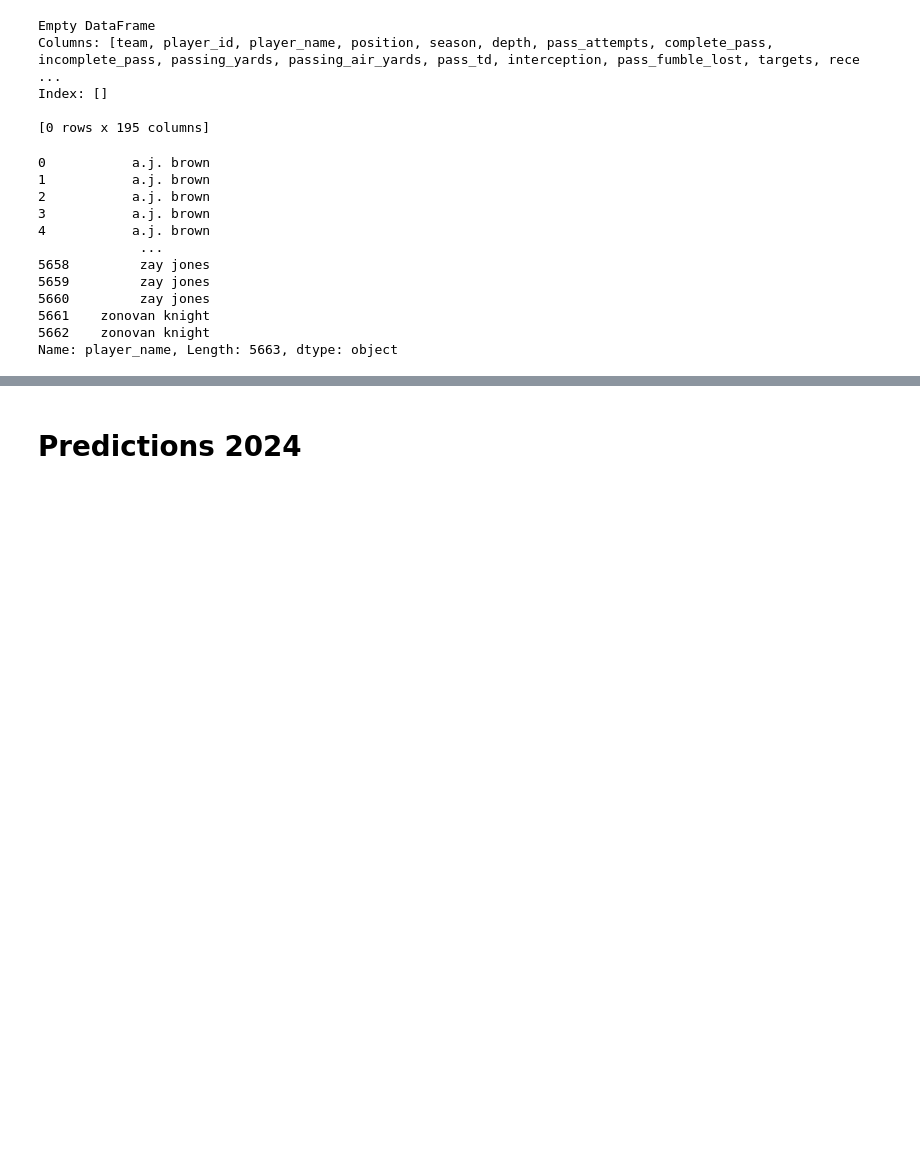
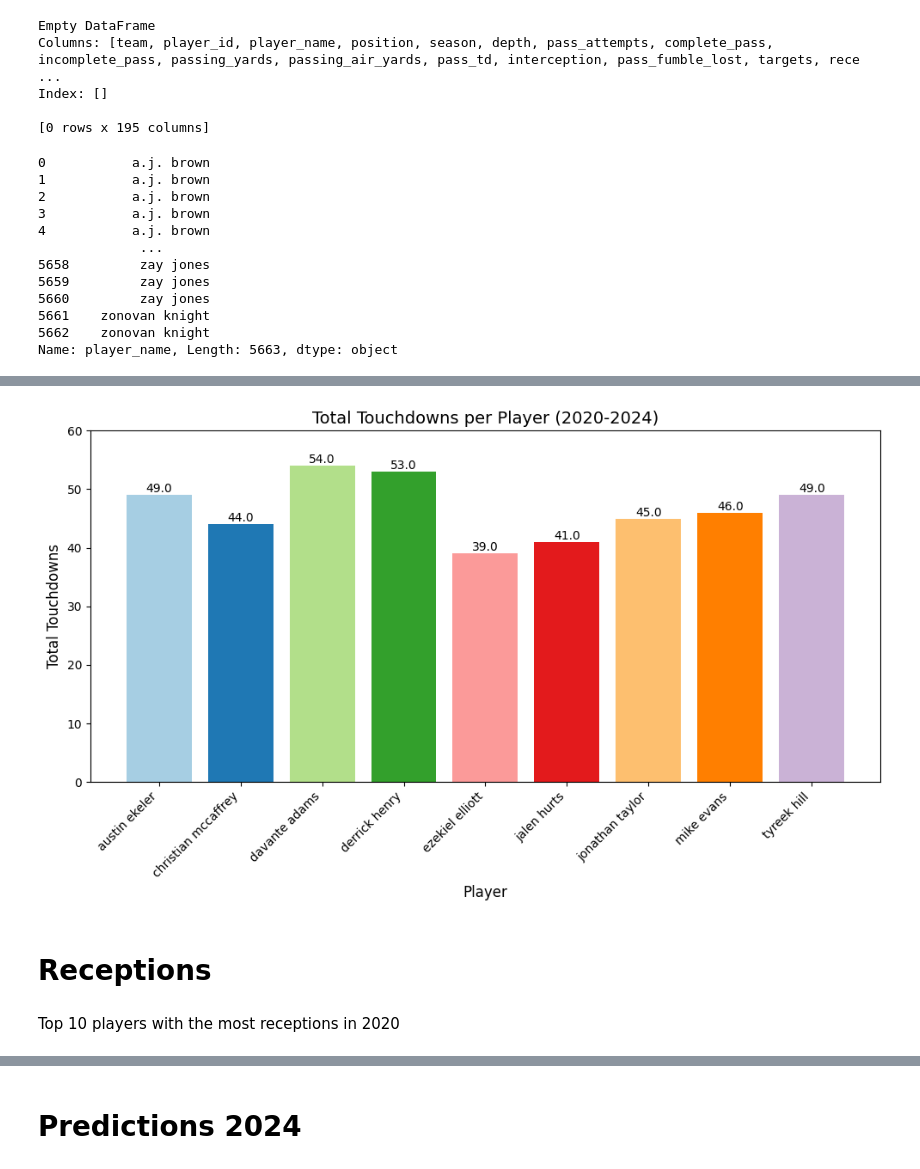
Before and after one commit to salomerivas/app-development, a Jupyter notebook: VisualizationKaggle.ipynb, the cells around one changed output, grey strips where cells are left out. Drawn from its saved outputs; the diff is of its cells as text; code cells hidden in the pictures; blank space fills up the shorter version.

```diff
--- a/VisualizationKaggle.ipynb
+++ b/VisualizationKaggle.ipynb
@@ -280,0 +627,37 @@ Name: player_name, Length: 5663, dtype: object
+# %%
+import matplotlib.pyplot as plt
+
+# Data (Example data, replace with your actual data from `total_touchdowns_dict`)
+players = list(total_touchdowns_dict.keys())
+touchdowns = list(total_touchdowns_dict.values())
+
+# Generate distinct colors for each player
+colors = plt.cm.Paired.colors[:len(players)]  # Using 'Paired' colormap for distinct colors
+
+# Create the bar chart
+plt.figure(figsize=(10, 6))
+bars = plt.bar(players, touchdowns, color=colors)
+
+# Add title and labels
+plt.title('Total Touchdowns per Player (2020-2024)', fontsize=14)
+plt.xlabel('Player', fontsize=12)
+plt.ylabel('Total Touchdowns', fontsize=12)
+plt.xticks(rotation=45, ha='right')
+
+# Set y-axis ticks in intervals of 5
+plt.yticks(range(0, int(max(touchdowns)) + 10, 10))
+
+# Add the number of touchdowns above each bar
+for bar in bars:
+    height = bar.get_height()
+    plt.text(bar.get_x() + bar.get_width() / 2, height, str(height), ha='center', va='bottom', fontsize=10)
+
+# Display the plot
+plt.tight_layout()
+plt.show()
+# %% [output]
+[figure, added]
+# %% [markdown]
+# Receptions
+# %% [markdown]
+Top 10 players with the most receptions in 2020
```
Also changed, not shown: parts of 37 cells of this notebook, 3 other files.
